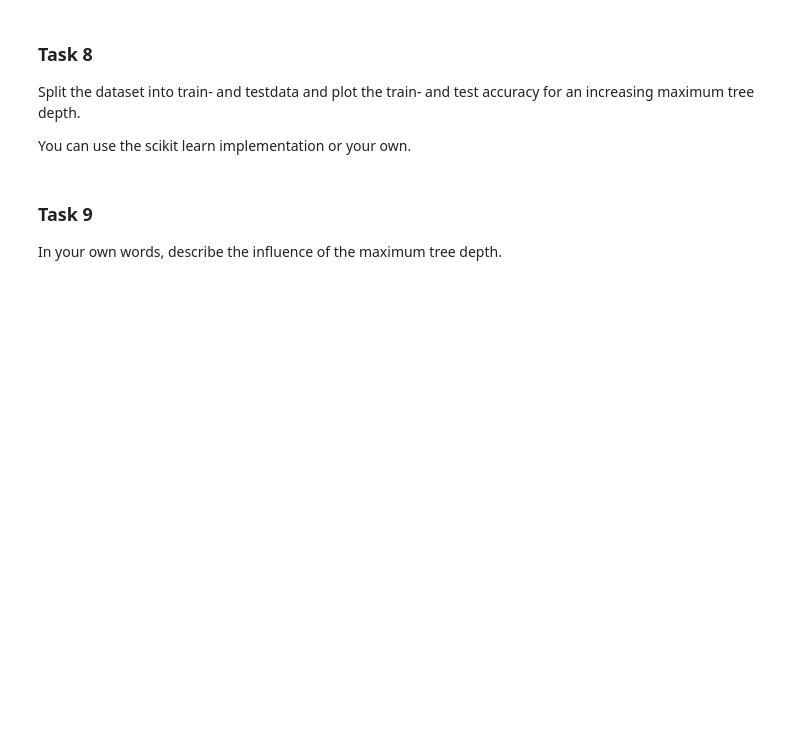
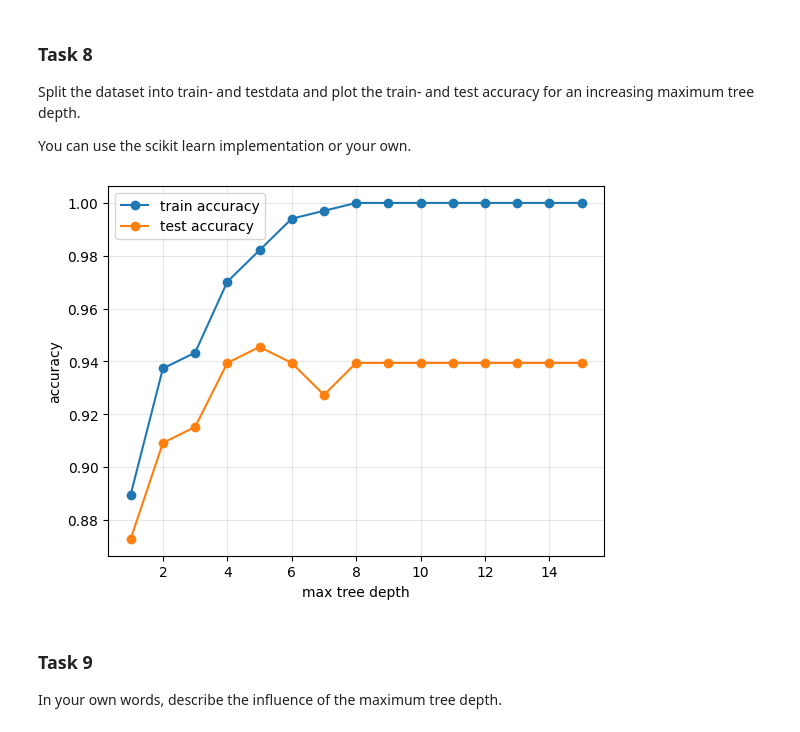
Before and after one commit to mbbrueckner/statistical_learning_theory_LAB, a Jupyter notebook: 06_Decision_Trees/06_Decision_Trees.ipynb, the cells around one changed output. Saved outputs shown, nothing was run; the diff lists cells and outputs as text; code cells hidden in the pictures; blank space fills up the shorter version.

```diff
--- a/06_Decision_Trees/06_Decision_Trees.ipynb
+++ b/06_Decision_Trees/06_Decision_Trees.ipynb
@@ -360,8 +473,26 @@ You can use the scikit learn implementation or your own.
 # %%
 from sklearn.model_selection import train_test_split
 X_train, X_test, y_train, y_test = train_test_split(X, y, test_size=0.33, random_state=0)
 
-# TODO: plot train and test accuracy for increasing tree depth
+#TODO  plot train and test accuracy for increasing tree depth
+depths = range(1, 16)
+train_acc, test_acc = [], []
+
+for d in depths:
+    clf = DecisionTreeClassifier(max_depth=d, criterion='gini', random_state=0)
+    clf.fit(X_train, y_train)
+    train_acc.append(clf.score(X_train, y_train))
+    test_acc.append(clf.score(X_test, y_test))
+
+plt.plot(depths, train_acc, marker='o', label='train accuracy')
+plt.plot(depths, test_acc, marker='o', label='test accuracy')
+plt.xlabel('max tree depth')
+plt.ylabel('accuracy')
+plt.legend()
+plt.grid(True, alpha=0.3)
+plt.show()
+# %% [output]
+[figure, added]
 # %% [markdown]
 ### Task 9
 
```
Also changed, not shown: parts of 10 cells of this notebook.
